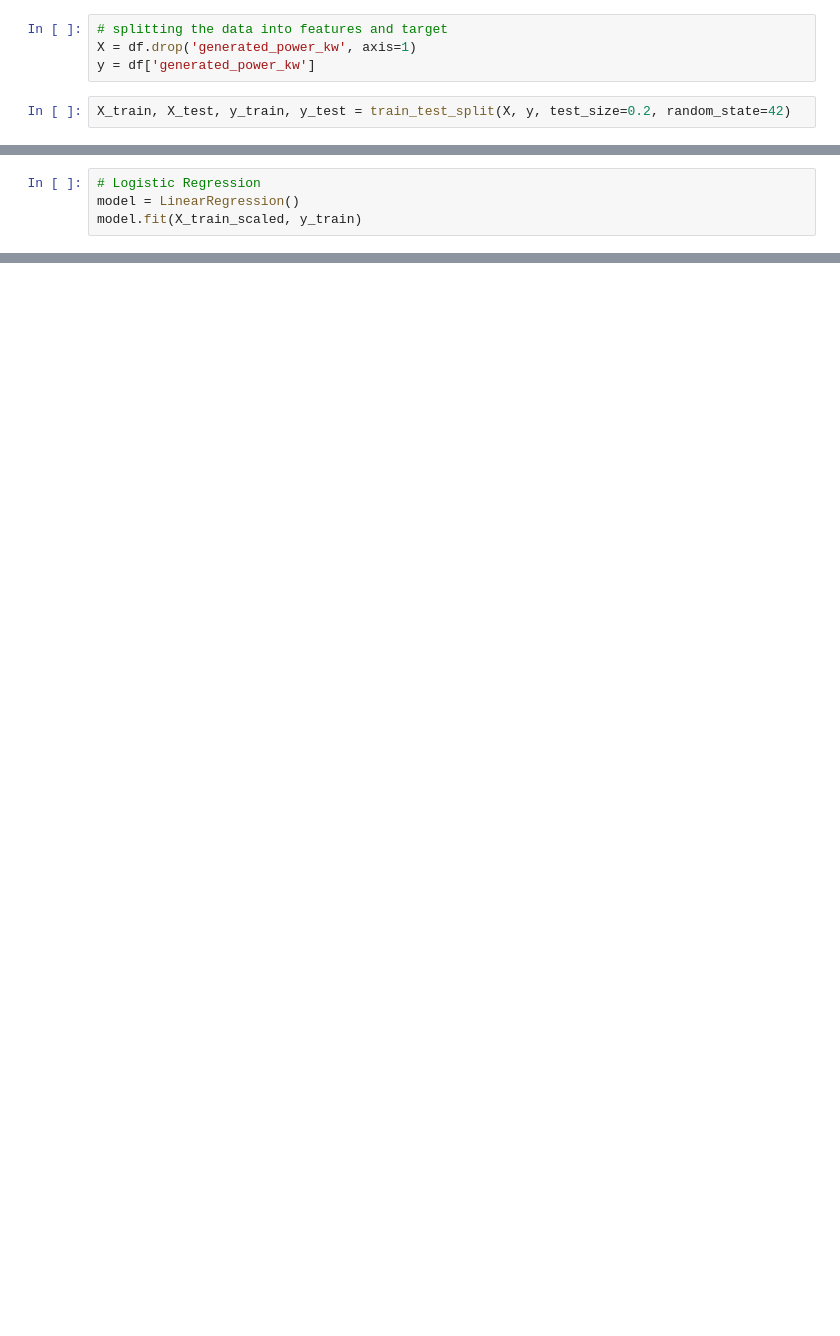
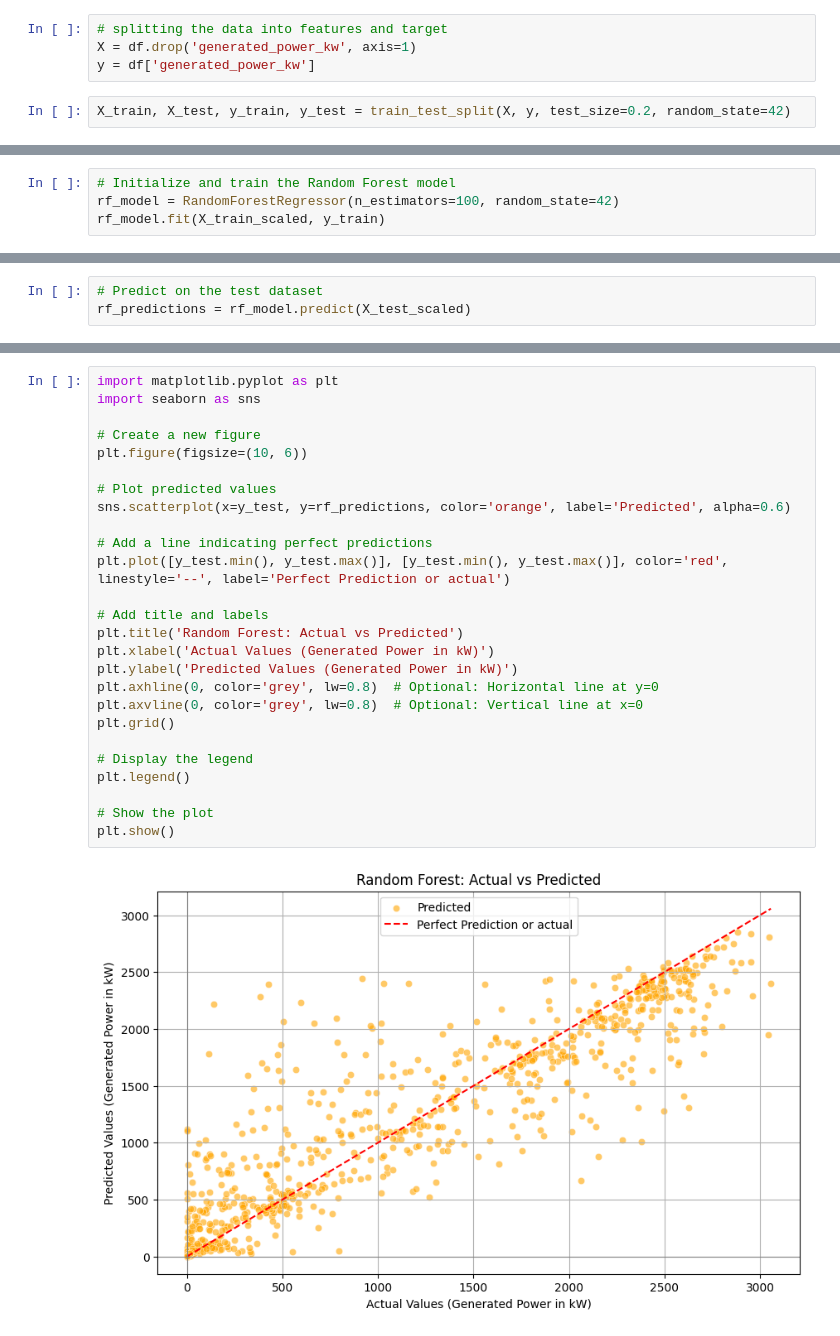
Before and after one commit to Jay0073/Solar-Power-Prediction, a Jupyter notebook: Model_building.ipynb, the cells around one changed output, grey strips where cells are left out. Saved outputs shown, nothing was run; the diff lists cells and outputs as text; blank space fills up the shorter version.

```diff
--- a/Model_building.ipynb
+++ b/Model_building.ipynb
@@ -52,4 +43,0 @@ X_test_scaled = scaler.transform(X_test)
-# %%
-# Logistic Regression
-model = LinearRegression()
-model.fit(X_train_scaled, y_train)
@@ -85,0 +101,4 @@ Mean Squared Error (MSE): 257589.06
+# %%
+# Initialize and train the Random Forest model
+rf_model = RandomForestRegressor(n_estimators=100, random_state=42)
+rf_model.fit(X_train_scaled, y_train)
@@ -85,0 +107,3 @@ Mean Squared Error (MSE): 257589.06
+# %%
+# Predict on the test dataset
+rf_predictions = rf_model.predict(X_test_scaled)
@@ -85,0 +150,28 @@ Mean Squared Error (MSE): 257589.06
+# %%
+import matplotlib.pyplot as plt
+import seaborn as sns
+
+# Create a new figure
+plt.figure(figsize=(10, 6))
+
+# Plot predicted values
+sns.scatterplot(x=y_test, y=rf_predictions, color='orange', label='Predicted', alpha=0.6)
+
+# Add a line indicating perfect predictions
+plt.plot([y_test.min(), y_test.max()], [y_test.min(), y_test.max()], color='red', linestyle='--', label='Perfect Prediction or actual')
+
+# Add title and labels
+plt.title('Random Forest: Actual vs Predicted')
+plt.xlabel('Actual Values (Generated Power in kW)')
+plt.ylabel('Predicted Values (Generated Power in kW)')
+plt.axhline(0, color='grey', lw=0.8)  # Optional: Horizontal line at y=0
+plt.axvline(0, color='grey', lw=0.8)  # Optional: Vertical line at x=0
+plt.grid()
+
+# Display the legend
+plt.legend()
+
+# Show the plot
+plt.show()
+# %% [output]
+[figure, added]
```
Also changed, not shown: parts of 26 cells of this notebook.
